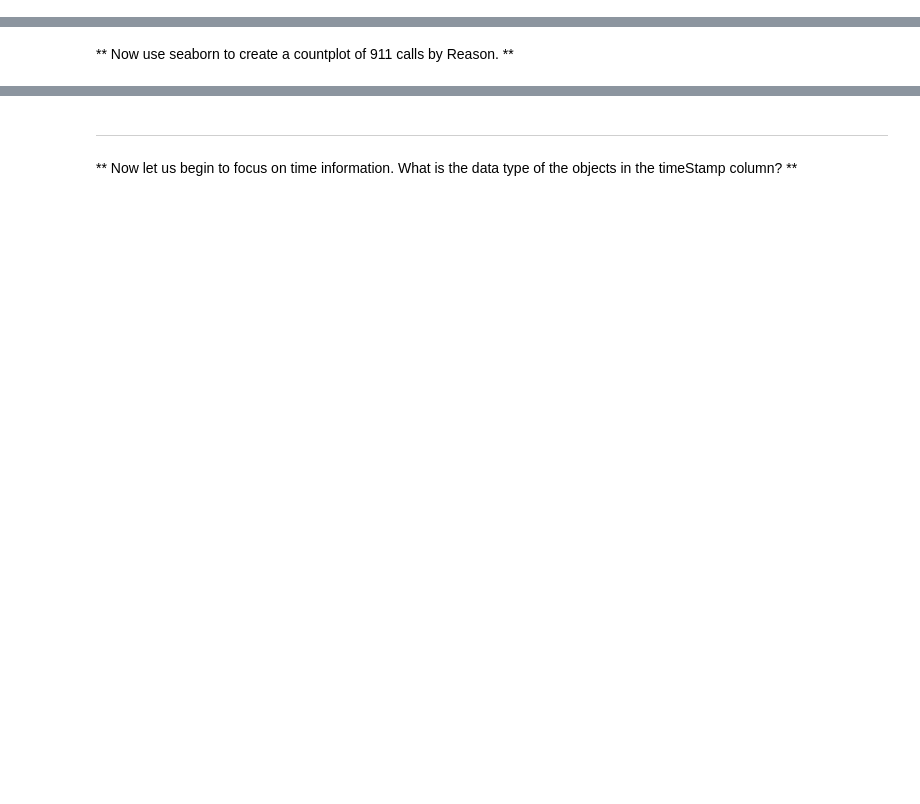
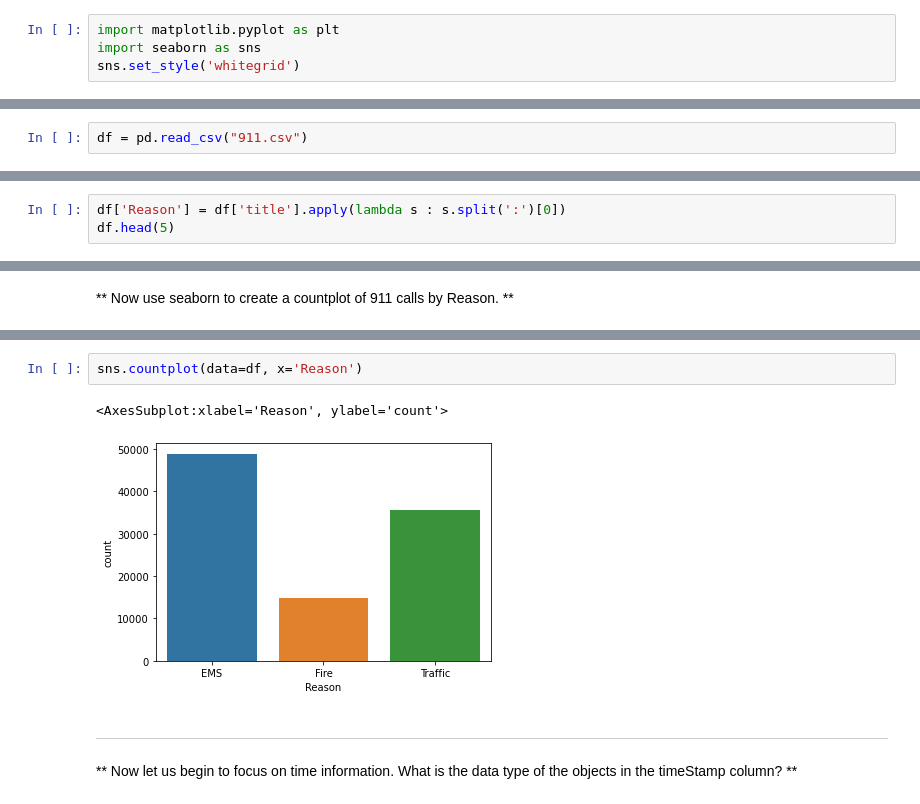
Before and after one commit to mindful-ai/CORECARD-B1, a Jupyter notebook: 33_mini_project/911 Calls Data Capstone Project .ipynb, the cells around one changed output, grey strips where cells are left out. Cells and saved outputs as stored; diff of their text form; blank space fills up the shorter version.

```diff
--- a/33_mini_project/911 Calls Data Capstone Project .ipynb
+++ b/33_mini_project/911 Calls Data Capstone Project .ipynb
@@ -22,6 +25,12 @@ ____
 # %% [markdown]
 ** Import visualization libraries and set %matplotlib inline. **
+# %%
+import matplotlib.pyplot as plt
+import seaborn as sns
+sns.set_style('whitegrid')
 # %% [markdown]
 ** Read in the csv file as a dataframe called df **
+# %%
+df = pd.read_csv("911.csv")
 # %% [markdown]
 ** Check the info() of the df **
@@ -82,3 +100,6 @@ Name: twp, dtype: int64
 ** In the titles column there are "Reasons/Departments" specified before the title code. These are EMS, Fire, and Traffic. Use .apply() with a custom lambda expression to create a new column called "Reason" that contains this string value.**
 
 **For example, if the title column value is EMS: BACK PAINS/INJURY , the Reason column value would be EMS. **
+# %%
+df['Reason'] = df['title'].apply(lambda s : s.split(':')[0])
+df.head(5)
@@ -99,3 +124,8 @@ Name: Reason, dtype: int64
+# %%
+sns.countplot(data=df, x='Reason')
+# %% [output]
+<AxesSubplot:xlabel='Reason', ylabel='count'>
+[figure, added]
 # %% [markdown]
 ___
 ** Now let us begin to focus on time information. What is the data type of the objects in the timeStamp column? **
```
Also changed, not shown: parts of 50 cells of this notebook, 1 other file.
